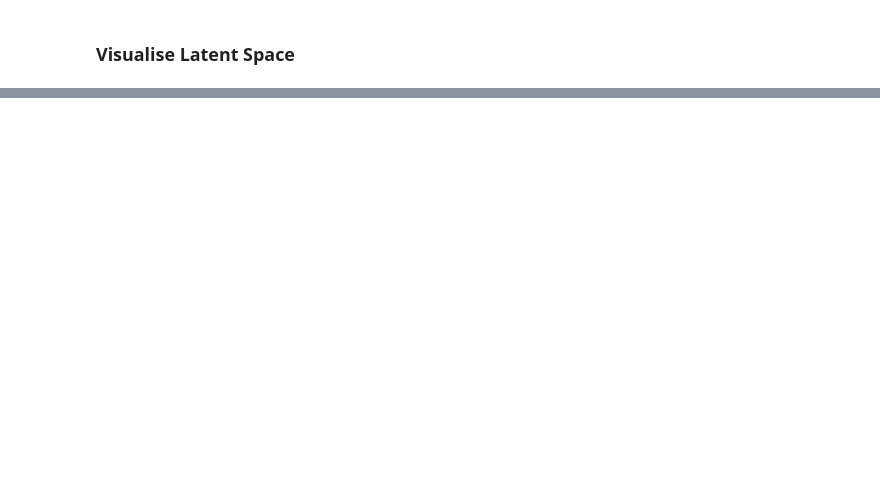
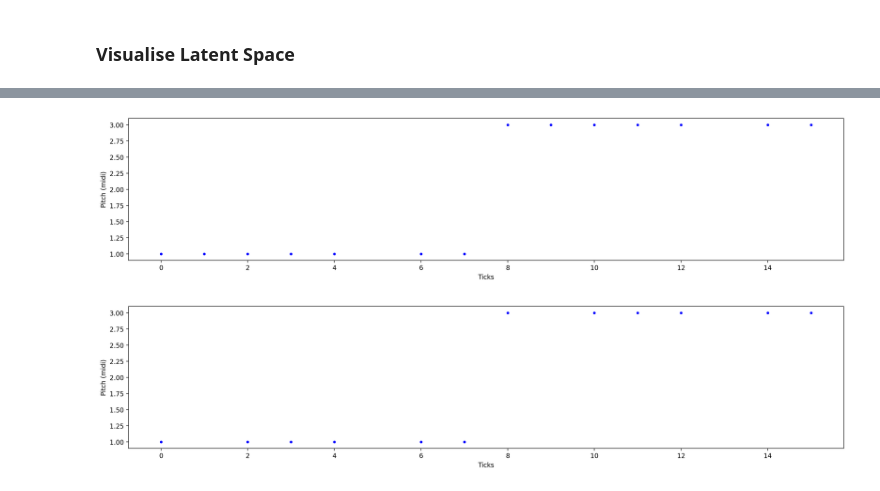
Before and after one commit to pigatron-industries/xen_machinelearning, a Jupyter notebook: python/train_vae.ipynb, the cells around one changed output, grey strips where cells are left out. Cells and saved outputs as stored; diff of their text form; code cells hidden in the pictures; blank space fills up the shorter version.

```diff
--- a/python/train_vae.ipynb
+++ b/python/train_vae.ipynb
@@ -5,5 +17,5 @@
 from xen.training.SequenceVAETrainer import SequenceVAETrainer
 
 trainer = SequenceVAETrainer(modelPath="../models", modelName="mutopia_guitar_4-4")
-trainer.loadSongDataset("../../../ai/trainingdata/music/mutopia_guitar/", timesig='4/4', ticksPerQuarter=4, quartersPerMeasure=4, measuresPerSequence=1)
-trainer.createModel(latentDim = 3, hiddenLayers = 2)
+trainer.loadSongDataset(["../../../ai/trainingdata/music/mutopia_guitar/"], timesig='4/4', ticksPerQuarter=4, quartersPerMeasure=4, measuresPerSequence=1)
+trainer.loadModel()
@@ -12,10 +22,3 @@ trainer.createModel(latentDim = 3, hiddenLayers = 2)
-# %%
-
-from xen.training.SequenceVAETrainer import SequenceVAETrainer
-
-trainer = SequenceVAETrainer(modelPath="../models", modelName="mutopia_guitar_4-4")
-trainer.loadSongDataset("../../../ai/trainingdata/music/mutopia_guitar/", timesig='4/4', ticksPerQuarter=4, quartersPerMeasure=4, measuresPerSequence=1)
-trainer.loadModel()
 # %% [markdown]
 ### Train
 # %%
@@ -31,0 +76,5 @@ trainer.plotSequence(400)
+# %%
+trainer.plotInputOutputSequence(27)
+# %% [output]
+[figure, added]
+[figure, added]
```
Also changed, not shown: parts of 8 cells of this notebook, 7 other files.
